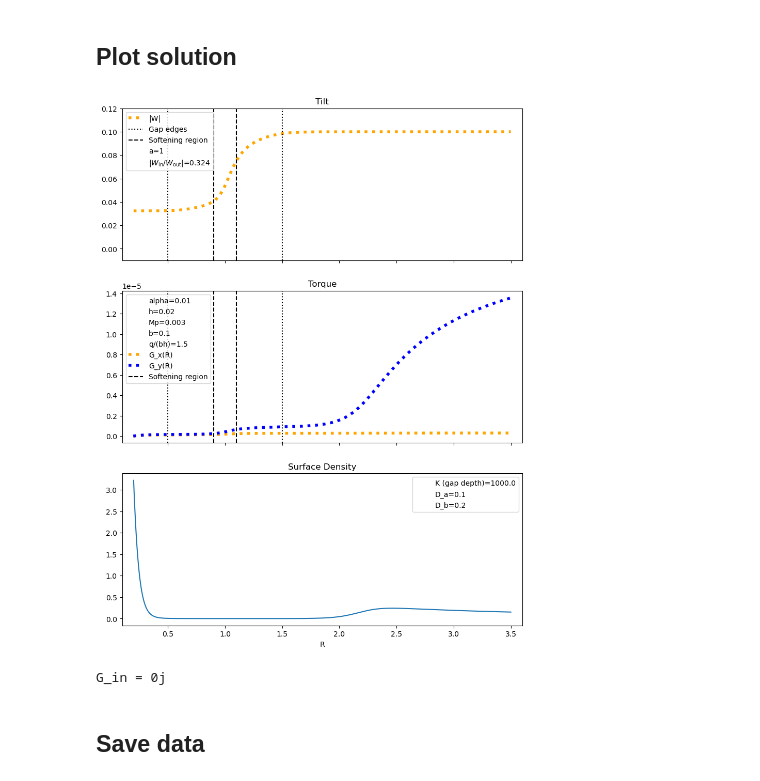
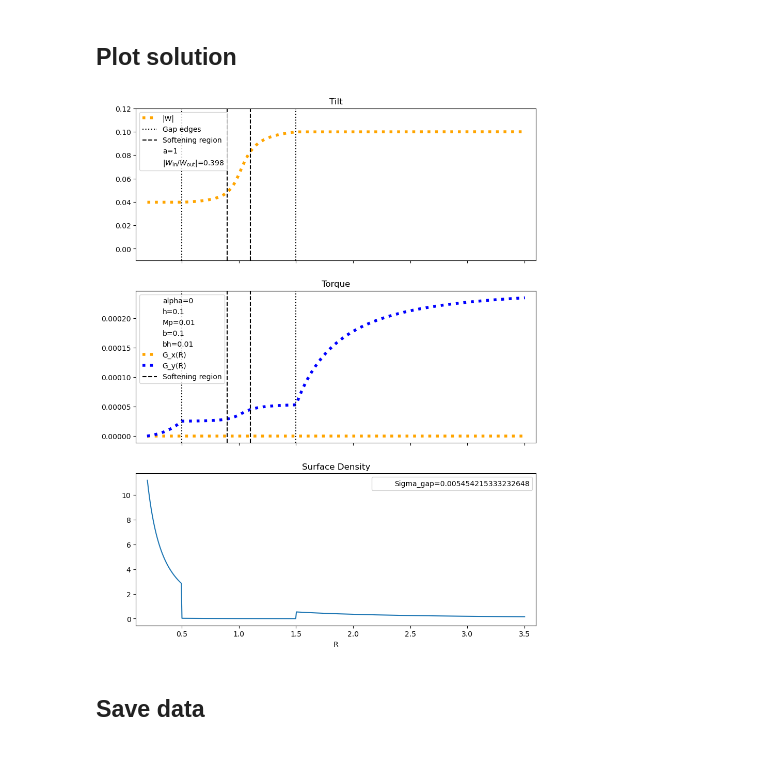
Before and after one commit to Jupiter1994/warped-disks, a Jupyter notebook: reduced-eqs-steady-state.ipynb, the cells around one changed output. Drawn from its saved outputs; the diff is of its cells as text; code cells hidden in the pictures.

Commit message:
looking into jeremy's bending criterion

```diff
--- a/reduced-eqs-steady-state.ipynb
+++ b/reduced-eqs-steady-state.ipynb
@@ -33,16 +33,17 @@ Zhu 2019 uses these parameters: $h\sim H=0.1$, $\alpha=10^{-3},10^{-2},10^{-1}$,
 
 For the reduced equations to be valid, we require $\alpha \lesssim c_s \sim h$.
 # %%
-cs = 0.02 # 0.02
-alpha = 0.01 # 0.1 # 0.019
+cs = 0.1 # 0.02
+alpha = 0 # 0.01 # 0.019
 
 # planet parameters
-Mp, a = 0.003, 1
+Mp, a = 1e-2, 1
 
 # toggle disk gap
 use_gap = True
-gap_depth = 1e3
-K, R_a, R_b, D_a, D_b = gap_depth, 0.5, 1.5, 0.1, 0.2
+gap_depth = 100 # for a flat gap, this is Sigma_0/Sigma_gap
+K, R_a, R_b, D_a, D_b = gap_depth, 0.5, 1.5, 0.05, 0.2
+use_Jeremys_profile = True # S * R**(-3/2), where S is different in or outside the gap
 
 # softening term in disk potential; reflects the disk's scale height
 eps = 0.1
@@ -669,7 +683,8 @@ axs[1].scatter([],[], s=0, label="h=" + str(cs))
 #axs[1].scatter([],[], s=0, label="BCs: G=0")
 axs[1].scatter([],[], s=0, label="Mp=" + str(Mp))
 axs[1].scatter([],[], s=0, label=r"b=" + str(eps))
-axs[1].scatter([],[], s=0, label=r"q/(bh)=" + str(Mp/(eps*cs)))
+bh = eps*cs
+axs[1].scatter([],[], s=0, label=r"bh=" + str(np.round(bh,2)))
 #axs[1].scatter([],[], s=0, label="Rmax=" + str(Rmax))
 #axs[1].scatter([],[], s=0, label="G_in=" + str(np.round(Gs[0],2)))
 
@@ -695,45 +710,41 @@ if use_gap:
                   color="black", linestyle=":")#, label="Gap edges")
     axs[1].vlines([a-eps,a+eps], 0, 1, transform=axs[1].get_xaxis_transform(), \
                   color="black", linestyle="--", label="Softening region")
 
 axs[1].set_xlim(Rmin - 0.1, Rmax + 0.1)
-#axs[1].set_ylim(-.2e-4,1e-4)
+#axs[1].set_ylim(0, 1e-6)
 
 axs[1].legend()
 axs[1].set_title("Torque")
 
 Sigs = Sigmas(Rs_warp, use_gap)
 axs[2].plot(Rs_warp, Sigs)#, label="gapped")
 if load_ungapped_data:
     axs[2].plot(Rs_warp, Sigmas(Rs_warp,use_gap=False), label="ungapped")
 
 axs[2].set_title("Surface Density")
 axs[2].set_xlabel("R")
 
-#axs[2].scatter([],[], s=0, label=r"Sigma_gap=" + str(min(Sigs)))
-if use_gap:
-    axs[2].scatter([],[], s=0, label="K (gap depth)="+str(gap_depth))
-    axs[2].scatter([],[], s=0, label="D_a="+str(D_a))
-    axs[2].scatter([],[], s=0, label="D_b="+str(D_b))
+axs[2].scatter([],[], s=0, label=r"Sigma_gap=" + str(min(Sigs)))
+# if use_gap:
+#     axs[2].scatter([],[], s=0, label="K (gap depth)="+str(gap_depth))
+#     axs[2].scatter([],[], s=0, label="D_a="+str(D_a))
+#     axs[2].scatter([],[], s=0, label="D_b="+str(D_b))
 axs[2].legend()
 
 save_figs = True
 
 if save_figs:
     filepath = "Figures/integ-alpha=" + str(alpha) + \
     ",h=" + str(cs) + ",Mp=" + str(Mp) + ",eps=" +str(eps) +\
-        ",Rmax=" + str(Rmax) + ",K=" + str(gap_depth) + ".png"
+        ",Rmax=" + str(Rmax) + ",K=" + str(gap_depth) + "p=-1.5.png"
     # filepath = "Figures/integ-ctrl-K=" + str(gap_depth) + \
     #     "-no-disk-P.png"
     plt.savefig(filepath)
 
 plt.show()
 # %% [output]
-[figure, old version]
+[figure, new version]
-# %%
-print("G_in =", Gs[0])
-# %% [output]
-G_in = 0j
 # %% [markdown]
 ## Save data
 # %%
```
Also changed, not shown: parts of 2 cells of this notebook.
